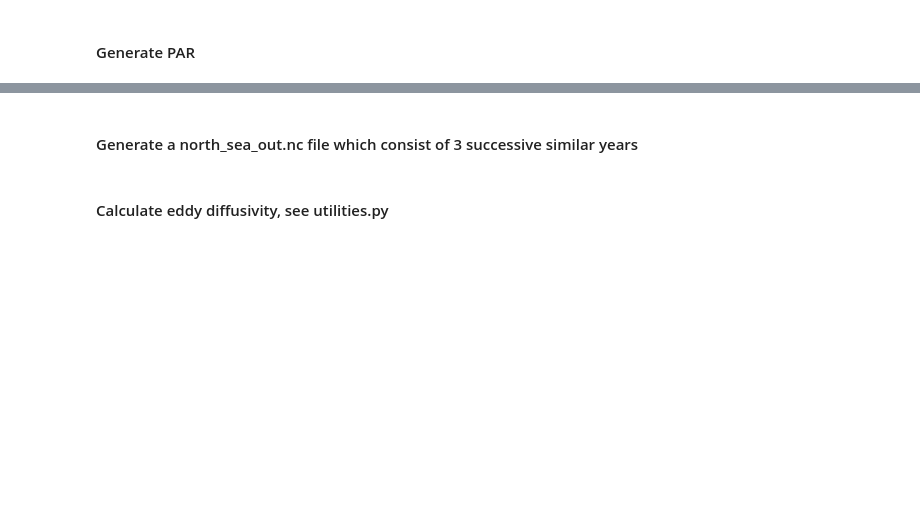
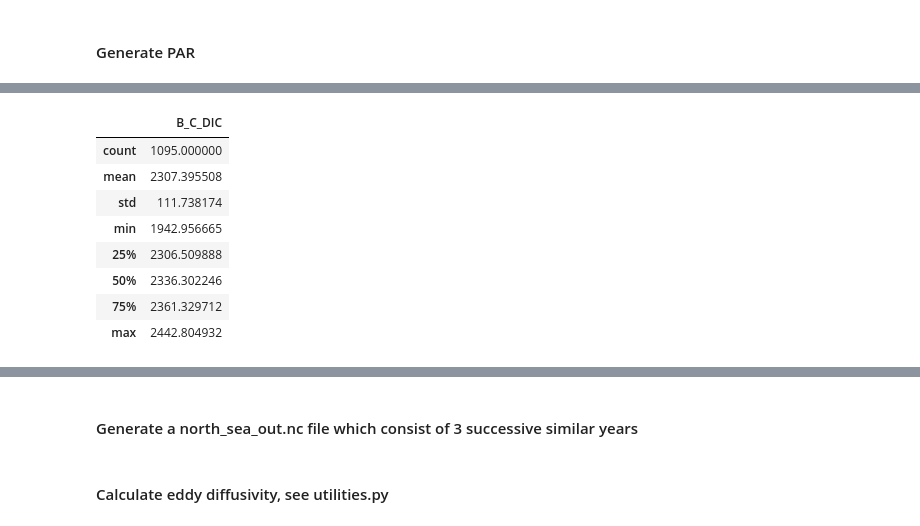
Before and after one commit to limash/Carbon_dioxide_absorption_drivers, a Jupyter notebook: 3_generate_netcdf.ipynb, the cells around one changed output, grey strips where cells are left out. Cells and saved outputs as stored; diff of their text form; code cells hidden in the pictures; blank space fills up the shorter version.

```diff
--- a/3_generate_netcdf.ipynb
+++ b/3_generate_netcdf.ipynb
@@ -74,0 +92,12 @@ plt.xlabel('Day'); plt.ylabel('$\mu M\,s^{-1}\,m^{-2}$');
+# %%
+dic_surface_ws.describe()
+# %% [output]
+|  | B_C_DIC |
+| count | 1095.000000 |
+| mean | 2307.395508 |
+| std | 111.738174 |
+| min | 1942.956665 |
+| 25% | 2306.509888 |
+| 50% | 2336.302246 |
+| 75% | 2361.329712 |
+| max | 2442.804932 |
```
Also changed, not shown: parts of 28 cells of this notebook, 2 other files.
